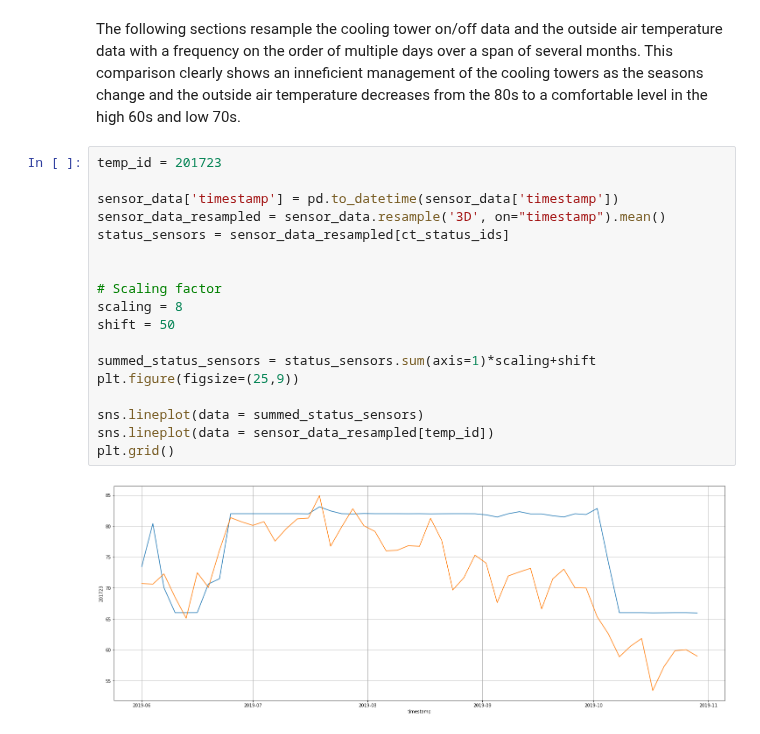
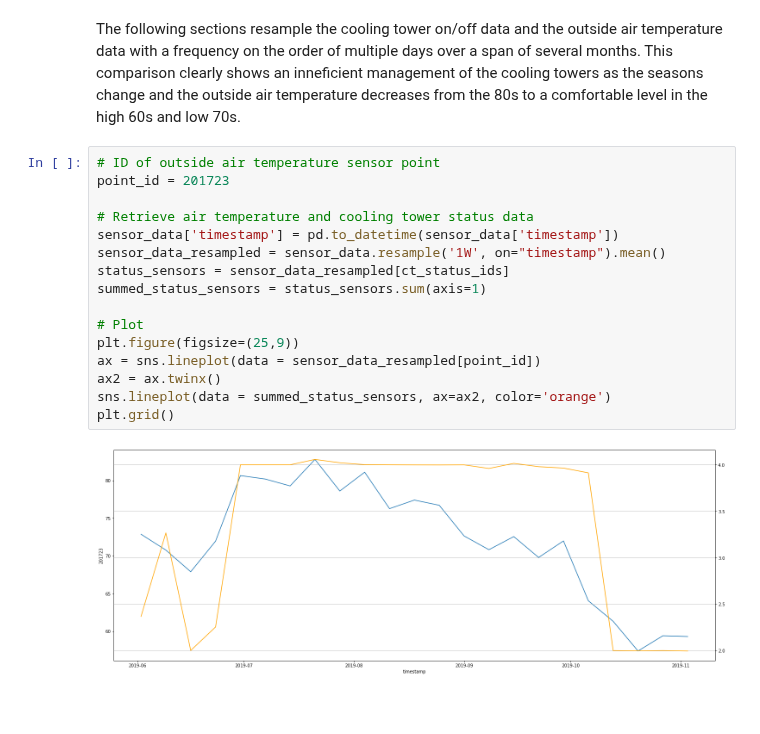
Before and after one commit to yairg98/Data-Driven-Problem-Solving, a Jupyter notebook: Assignments/Final Project/FinalProjectNotebook.ipynb, the cells around one changed output. Saved outputs shown, nothing was run; the diff lists cells and outputs as text; blank space fills up the shorter version.

```diff
--- a/Assignments/Final Project/FinalProjectNotebook.ipynb
+++ b/Assignments/Final Project/FinalProjectNotebook.ipynb
@@ -444,22 +445,20 @@ plt.show()
 # %% [markdown]
 The following sections resample the cooling tower on/off data and the outside air temperature data with a frequency on the order of multiple days over a span of several months. This comparison clearly shows an inneficient management of the cooling towers as the seasons change and the outside air temperature decreases from the 80s to a comfortable level in the high 60s and low 70s.
 # %%
-temp_id = 201723
+# ID of outside air temperature sensor point
+point_id = 201723
 
+# Retrieve air temperature and cooling tower status data
 sensor_data['timestamp'] = pd.to_datetime(sensor_data['timestamp'])
-sensor_data_resampled = sensor_data.resample('3D', on="timestamp").mean()
+sensor_data_resampled = sensor_data.resample('1W', on="timestamp").mean()
 status_sensors = sensor_data_resampled[ct_status_ids]
+summed_status_sensors = status_sensors.sum(axis=1)
 
-
-# Scaling factor
-scaling = 8
-shift = 50
-
-summed_status_sensors = status_sensors.sum(axis=1)*scaling+shift
+# Plot
 plt.figure(figsize=(25,9))
-
-sns.lineplot(data = summed_status_sensors)
-sns.lineplot(data = sensor_data_resampled[temp_id])
+ax = sns.lineplot(data = sensor_data_resampled[point_id])
+ax2 = ax.twinx()
+sns.lineplot(data = summed_status_sensors, ax=ax2, color='orange')
 plt.grid()
 # %% [output]
-[figure, old version]
+[figure, new version]
```
Also changed, not shown: parts of 4 cells of this notebook, 1 other file.
